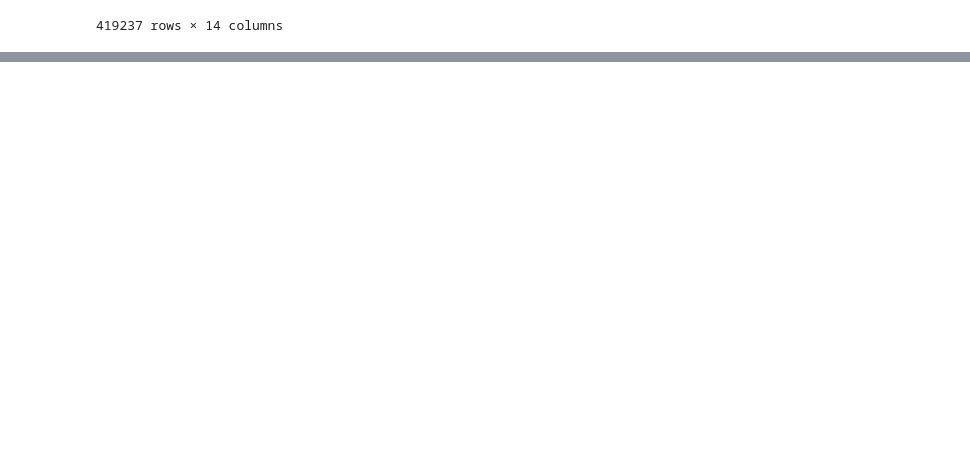
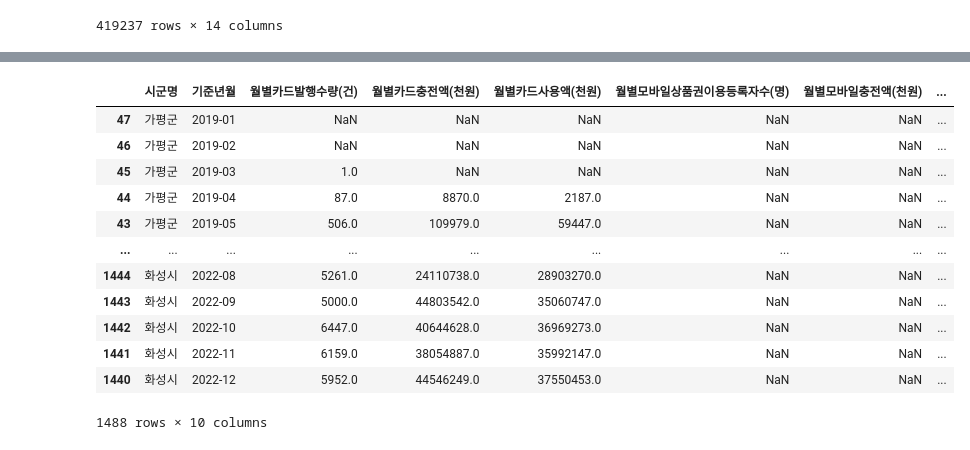
Before and after one commit to HyeshinLim/python_with_lksee, a Jupyter notebook: miniproject_지역화폐.ipynb, the cells around one changed output, grey strips where cells are left out. Saved outputs shown, nothing was run; the diff lists cells and outputs as text; code cells hidden in the pictures; blank space fills up the shorter version.

```diff
--- a/miniproject_지역화폐.ipynb
+++ b/miniproject_지역화폐.ipynb
@@ -20,0 +135,17 @@ local_m
+# %%
+publish_df = pd.read_csv('datas/지역화폐발행및이용현황.csv', encoding='CP949', low_memory=False)
+publish_df.sort_values(['시군명','기준년월'], ascending=True)
+# %% [output]
+|  | 시군명 | 기준년월 | 월별카드발행수량(건) | 월별카드충전액(천원) | 월별카드사용액(천원) | 월별모바일상품권이용등록자수(명) | 월별모바일충전액(천원) | ... |
+| 47 | 가평군 | 2019-01 | NaN | NaN | NaN | NaN | NaN | ... |
+| 46 | 가평군 | 2019-02 | NaN | NaN | NaN | NaN | NaN | ... |
+| 45 | 가평군 | 2019-03 | 1.0 | NaN | NaN | NaN | NaN | ... |
+| 44 | 가평군 | 2019-04 | 87.0 | 8870.0 | 2187.0 | NaN | NaN | ... |
+| 43 | 가평군 | 2019-05 | 506.0 | 109979.0 | 59447.0 | NaN | NaN | ... |
+| ... | ... | ... | ... | ... | ... | ... | ... | ... |
+| 1444 | 화성시 | 2022-08 | 5261.0 | 24110738.0 | 28903270.0 | NaN | NaN | ... |
+| 1443 | 화성시 | 2022-09 | 5000.0 | 44803542.0 | 35060747.0 | NaN | NaN | ... |
+| 1442 | 화성시 | 2022-10 | 6447.0 | 40644628.0 | 36969273.0 | NaN | NaN | ... |
+| 1441 | 화성시 | 2022-11 | 6159.0 | 38054887.0 | 35992147.0 | NaN | NaN | ... |
+| 1440 | 화성시 | 2022-12 | 5952.0 | 44546249.0 | 37550453.0 | NaN | NaN | ... |
+1488 rows × 10 columns
```
Also changed, not shown: parts of 17 cells of this notebook, 2 other files.
